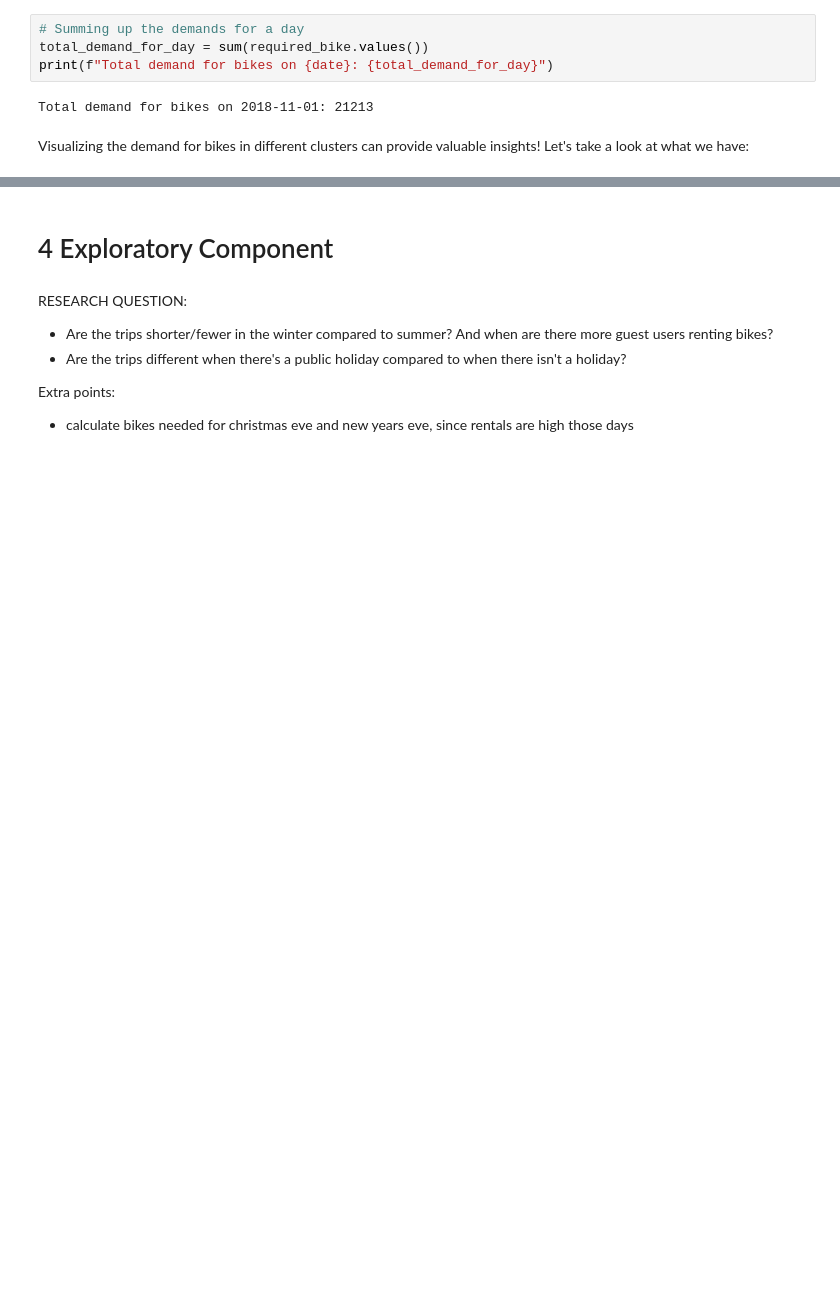
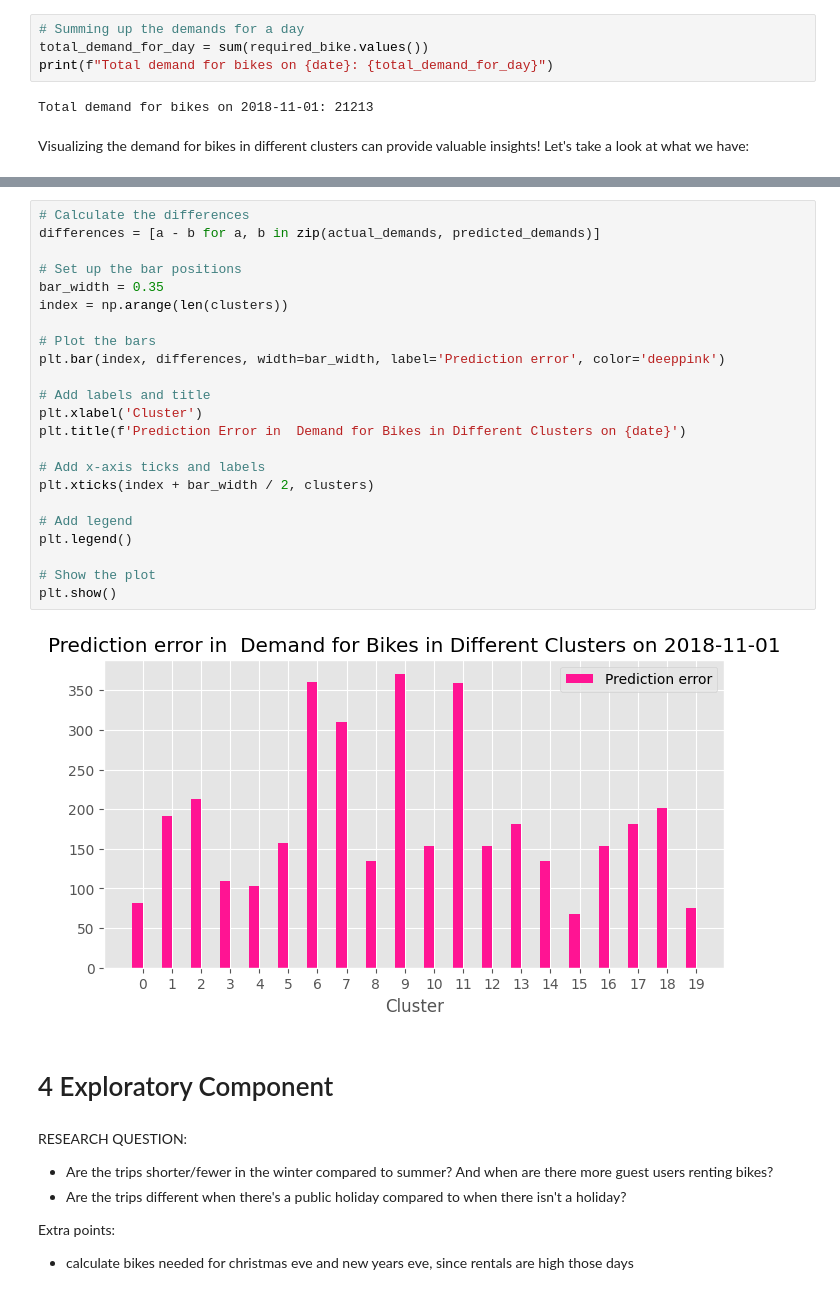
Before and after one commit to IlaAmini/Business-Analytics, a Jupyter notebook: main.ipynb, the cells around one changed output, grey strips where cells are left out. Drawn from its saved outputs; the diff is of its cells as text; blank space fills up the shorter version.

Commit message:
prediction error plot added

```diff
--- a/main.ipynb
+++ b/main.ipynb
@@ -977,3 +991,28 @@ plt.show()
+# %%
+# Calculate the differences
+differences = [a - b for a, b in zip(actual_demands, predicted_demands)]
+
+# Set up the bar positions
+bar_width = 0.35
+index = np.arange(len(clusters))
+
+# Plot the bars
+plt.bar(index, differences, width=bar_width, label='Prediction error', color='deeppink')
+
+# Add labels and title
+plt.xlabel('Cluster')
+plt.title(f'Prediction Error in  Demand for Bikes in Different Clusters on {date}')
+
+# Add x-axis ticks and labels
+plt.xticks(index + bar_width / 2, clusters)
+
+# Add legend
+plt.legend()
+
+# Show the plot
+plt.show()
+# %% [output]
+[figure, added]
 # %% [markdown]
 # 4 Exploratory Component
 # %% [markdown]
```
Also changed, not shown: parts of 8 cells of this notebook.
